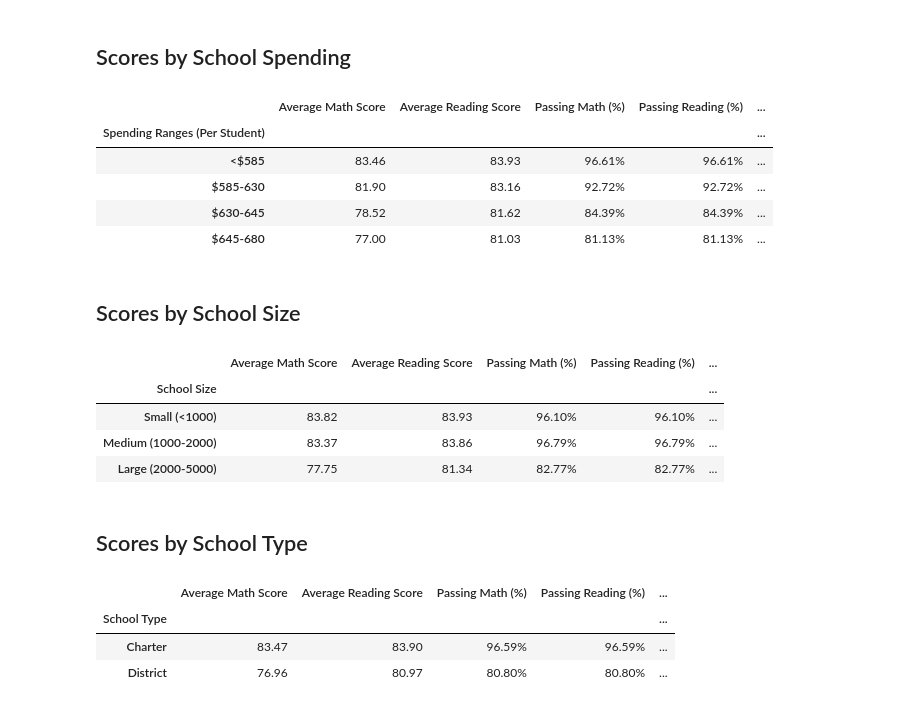
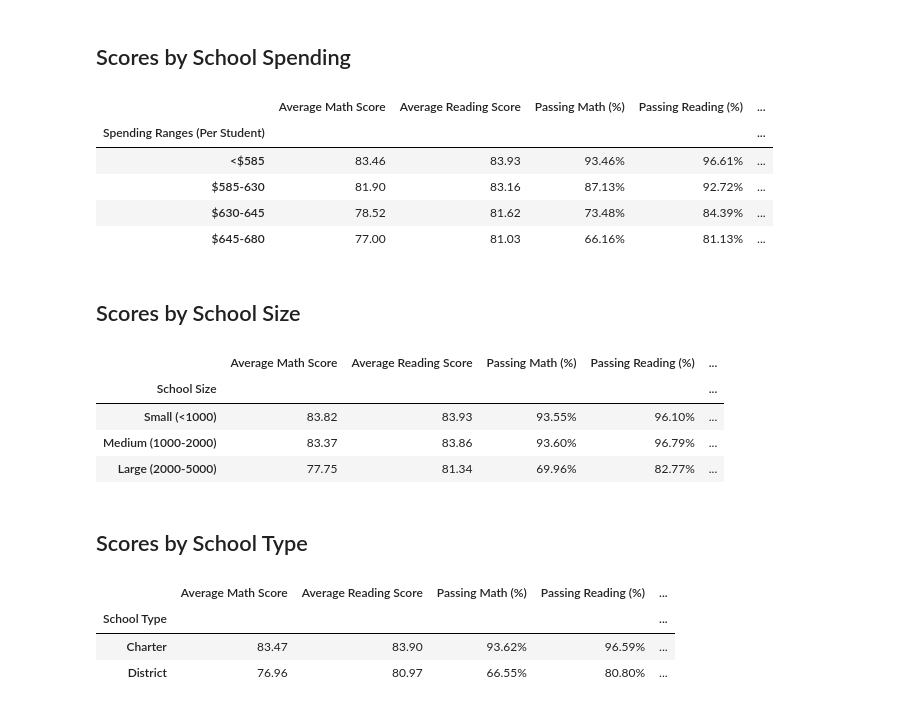
Before and after one commit to linderkm/pandas-challenge, a Jupyter notebook: PyCitySchools/analysis.ipynb, the cells around one changed output. Drawn from its saved outputs; the diff is of its cells as text; code cells hidden in the pictures.

```diff
--- a/PyCitySchools/analysis.ipynb
+++ b/PyCitySchools/analysis.ipynb
@@ -317,38 +332,38 @@ school_summary_final_copy["Spending Ranges (Per Student)"] = pd.cut(school_summa
 spending_math_scores = school_summary_final_copy.groupby(["Spending Ranges (Per Student)"])["Average Math Score"].mean()
 spending_reading_scores = school_summary_final_copy.groupby(["Spending Ranges (Per Student)"])["Average Reading Score"].mean()
 spending_passing_math = school_summary_final_copy.groupby(["Spending Ranges (Per Student)"])["Passing Math (%)"].mean()
 spending_passing_reading = school_summary_final_copy.groupby(["Spending Ranges (Per Student)"])["Passing Reading (%)"].mean()
 overall_passing_spending = school_summary_final_copy.groupby(["Spending Ranges (Per Student)"])["Total Passing (%)"].mean()
 
 
 #merging data into single dataframe
 spending_summary = pd.merge(spending_math_scores, spending_reading_scores,
                             on="Spending Ranges (Per Student)")
 
 spending_summary = pd.merge(spending_summary, spending_passing_math,
                             on="Spending Ranges (Per Student)")
 
 spending_summary = pd.merge(spending_summary, spending_passing_reading,
                             on="Spending Ranges (Per Student)")
 
 spending_summary = pd.merge(spending_summary, overall_passing_spending,
                             on="Spending Ranges (Per Student)")
 
 #formatting
 spending_summary["Average Math Score"] = spending_summary["Average Math Score"].map("{:,.2f}".format)
 spending_summary["Average Reading Score"] = spending_summary["Average Reading Score"].map("{:,.2f}".format)
-spending_summary["Passing Math (%)"] = spending_summary["Passing Reading (%)"].map("{:,.2f}%".format)
+spending_summary["Passing Math (%)"] = spending_summary["Passing Math (%)"].map("{:,.2f}%".format)
 spending_summary["Passing Reading (%)"] = spending_summary["Passing Reading (%)"].map("{:,.2f}%".format)
 spending_summary["Total Passing (%)"] = spending_summary["Total Passing (%)"].map("{:,.2f}%".format)
 
 spending_summary
 # %% [output]
 |  | Average Math Score | Average Reading Score | Passing Math (%) | Passing Reading (%) | ... |
 | Spending Ranges (Per Student) |  |  |  |  | ... |
-| <$585 | 83.46 | 83.93 | 96.61% | 96.61% | ... |
-| $585-630 | 81.90 | 83.16 | 92.72% | 92.72% | ... |
-| $630-645 | 78.52 | 81.62 | 84.39% | 84.39% | ... |
-| $645-680 | 77.00 | 81.03 | 81.13% | 81.13% | ... |
+| <$585 | 83.46 | 83.93 | 93.46% | 96.61% | ... |
+| $585-630 | 81.90 | 83.16 | 87.13% | 92.72% | ... |
+| $630-645 | 78.52 | 81.62 | 73.48% | 84.39% | ... |
+| $645-680 | 77.00 | 81.03 | 66.16% | 81.13% | ... |
 # %% [markdown]
 ## Scores by School Size
 # %%
@@ -358,7 +373,7 @@ size_bins = [0, 1000, 2000, 5000]
 labels = ["Small (<1000)", "Medium (1000-2000)", "Large (2000-5000)"]
 
 #adding a new column to the overall summary dataframe, populating with bins (13)
-school_summary_final_copy["School Size"] = pd.cut(school_summary_final_copy["Student Count"],
+school_summary_final_copy["School Size"] = pd.cut(school_summary_final_copy["Total Student Count"],
                                              bins=size_bins,labels=labels,include_lowest=True)
 
 #calculating the mean of each group. code provided in challenge documentation
@@ -384,7 +399,7 @@ size_summary = pd.merge(size_summary, overall_passing_size,
 #formatting
 size_summary["Average Math Score"] = size_summary["Average Math Score"].map("{:,.2f}".format)
 size_summary["Average Reading Score"] = size_summary["Average Reading Score"].map("{:,.2f}".format)
-size_summary["Passing Math (%)"] = size_summary["Passing Reading (%)"].map("{:,.2f}%".format)
+size_summary["Passing Math (%)"] = size_summary["Passing Math (%)"].map("{:,.2f}%".format)
 size_summary["Passing Reading (%)"] = size_summary["Passing Reading (%)"].map("{:,.2f}%".format)
 size_summary["Total Passing (%)"] = size_summary["Total Passing (%)"].map("{:,.2f}%".format)
 
@@ -393,9 +408,9 @@ size_summary
 # %% [output]
 |  | Average Math Score | Average Reading Score | Passing Math (%) | Passing Reading (%) | ... |
 | School Size |  |  |  |  | ... |
-| Small (<1000) | 83.82 | 83.93 | 96.10% | 96.10% | ... |
-| Medium (1000-2000) | 83.37 | 83.86 | 96.79% | 96.79% | ... |
-| Large (2000-5000) | 77.75 | 81.34 | 82.77% | 82.77% | ... |
+| Small (<1000) | 83.82 | 83.93 | 93.55% | 96.10% | ... |
+| Medium (1000-2000) | 83.37 | 83.86 | 93.60% | 96.79% | ... |
+| Large (2000-5000) | 77.75 | 81.34 | 69.96% | 82.77% | ... |
 # %% [markdown]
 ## Scores by School Type
 # %%
@@ -416,7 +431,7 @@ type_summary = pd.DataFrame(pd.concat([average_math_score_by_type,average_readin
 #formatting
 type_summary["Average Math Score"] = type_summary["Average Math Score"].map("{:,.2f}".format)
 type_summary["Average Reading Score"] = type_summary["Average Reading Score"].map("{:,.2f}".format)
-type_summary["Passing Math (%)"] = type_summary["Passing Reading (%)"].map("{:,.2f}%".format)
+type_summary["Passing Math (%)"] = type_summary["Passing Math (%)"].map("{:,.2f}%".format)
 type_summary["Passing Reading (%)"] = type_summary["Passing Reading (%)"].map("{:,.2f}%".format)
 type_summary["Total Passing (%)"] = type_summary["Total Passing (%)"].map("{:,.2f}%".format)
 
@@ -424,5 +439,5 @@ type_summary
 # %% [output]
 |  | Average Math Score | Average Reading Score | Passing Math (%) | Passing Reading (%) | ... |
 | School Type |  |  |  |  | ... |
-| Charter | 83.47 | 83.90 | 96.59% | 96.59% | ... |
-| District | 76.96 | 80.97 | 80.80% | 80.80% | ... |
+| Charter | 83.47 | 83.90 | 93.62% | 96.59% | ... |
+| District | 76.96 | 80.97 | 66.55% | 80.80% | ... |
```
Also changed, not shown: parts of 2 cells of this notebook.
